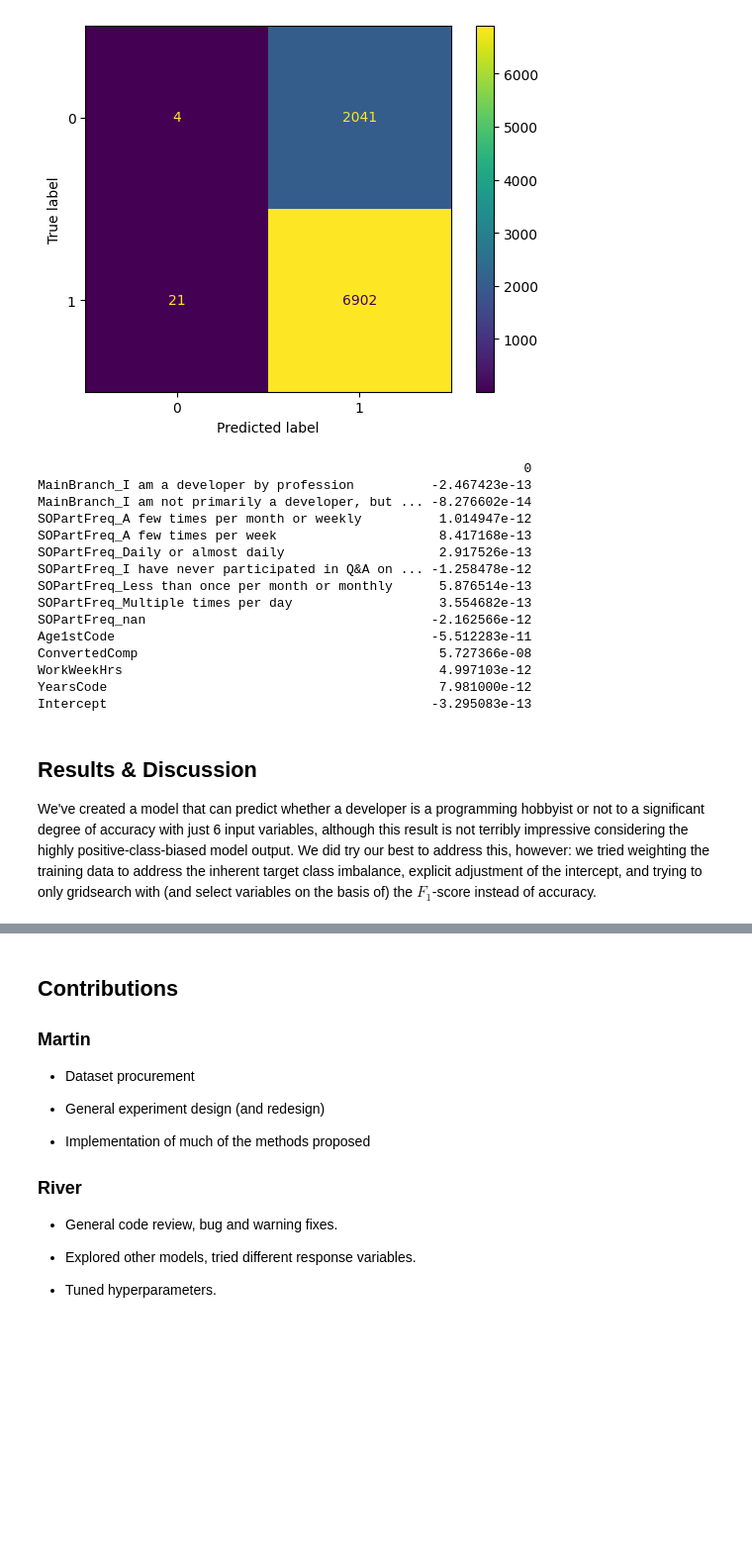
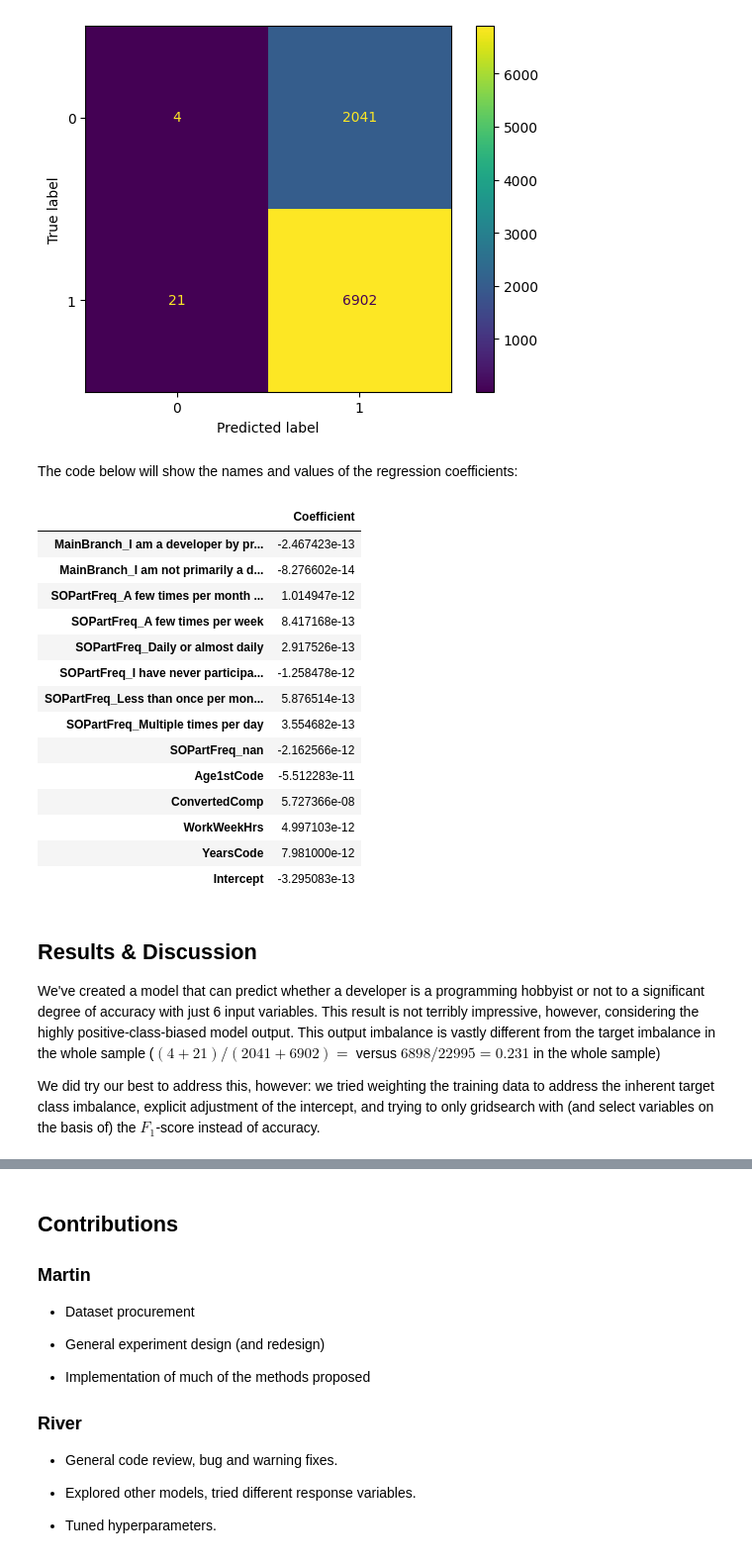
Before and after one commit to lmr97/datamining_proj_final, a Jupyter notebook: Project4.ipynb, the cells around one changed output, grey strips where cells are left out. Shown: that part at 99% size. Cells and saved outputs as stored; diff of their text form; code cells hidden in the pictures; blank space fills up the shorter version.

```diff
--- a/Project4.ipynb
+++ b/Project4.ipynb
@@ -515,44 +524,49 @@ weighted avg       0.63      0.77      0.67      8968
 array([[   4, 2041],
        [  21, 6902]])
 [figure]
+# %% [markdown]
+The code below will show the names and values of the regression coefficients:
 # %%
 # Get the best model
 best_model_fit = best_model.fit(train_data[best_x_vars], train_data['Hobbyist'])
 
 # these clean up the coeffient labels
 coef_labels = best_model_fit[0].get_feature_names_out()
 coef_labels = [label.split("__") for label in coef_labels]
 coef_labels = [pair[1] for pair in coef_labels]
 coef_labels.append('Intercept')
 
 model_coefs = pd.DataFrame(
     np.append(
         best_model_fit[-1].coef_[0],
         best_model_fit[-1].intercept_[0]),
+    columns=['Coefficient'],
     index=coef_labels
 )
 
-print(model_coefs)
+model_coefs
 # %% [output]
-                                                               0
-MainBranch_I am a developer by profession          -2.467423e-13
-MainBranch_I am not primarily a developer, but ... -8.276602e-14
-SOPartFreq_A few times per month or weekly          1.014947e-12
-SOPartFreq_A few times per week                     8.417168e-13
-SOPartFreq_Daily or almost daily                    2.917526e-13
-SOPartFreq_I have never participated in Q&A on ... -1.258478e-12
-SOPartFreq_Less than once per month or monthly      5.876514e-13
-SOPartFreq_Multiple times per day                   3.554682e-13
-SOPartFreq_nan                                     -2.162566e-12
-Age1stCode                                         -5.512283e-11
-ConvertedComp                                       5.727366e-08
-WorkWeekHrs                                         4.997103e-12
-YearsCode                                           7.981000e-12
-Intercept                                          -3.295083e-13
+|  | Coefficient |
+| MainBranch_I am a developer by pr... | -2.467423e-13 |
+| MainBranch_I am not primarily a d... | -8.276602e-14 |
+| SOPartFreq_A few times per month ... | 1.014947e-12 |
+| SOPartFreq_A few times per week | 8.417168e-13 |
+| SOPartFreq_Daily or almost daily | 2.917526e-13 |
+| SOPartFreq_I have never participa... | -1.258478e-12 |
+| SOPartFreq_Less than once per mon... | 5.876514e-13 |
+| SOPartFreq_Multiple times per day | 3.554682e-13 |
+| SOPartFreq_nan | -2.162566e-12 |
+| Age1stCode | -5.512283e-11 |
+| ConvertedComp | 5.727366e-08 |
+| WorkWeekHrs | 4.997103e-12 |
+| YearsCode | 7.981000e-12 |
+| Intercept | -3.295083e-13 |
 # %% [markdown]
 ## Results & Discussion
 
-We've created a model that can predict whether a developer is a programming hobbyist or not to a significant degree of accuracy with just 6 input variables, although this result is not terribly impressive considering the highly positive-class-biased model output. We did try our best to address this, however: we tried weighting the training data to address the inherent target class imbalance, explicit adjustment of the intercept, and trying to only gridsearch with (and select variables on the basis of) the $F_1$-score instead of accuracy.
+We've created a model that can predict whether a developer is a programming hobbyist or not to a significant degree of accuracy with just 6 input variables. This result is not terribly impressive, however, considering the highly positive-class-biased model output. This output imbalance is vastly different from the target imbalance in the whole sample ($(4+21)/(2041+6902)=$ versus $6898/22995=0.231$ in the whole sample)
+
+We did try our best to address this, however: we tried weighting the training data to address the inherent target class imbalance, explicit adjustment of the intercept, and trying to only gridsearch with (and select variables on the basis of) the $F_1$-score instead of accuracy.
 # %% [markdown]
 ## Conclusion
 
```
Also changed, not shown: parts of 6 cells of this notebook.
